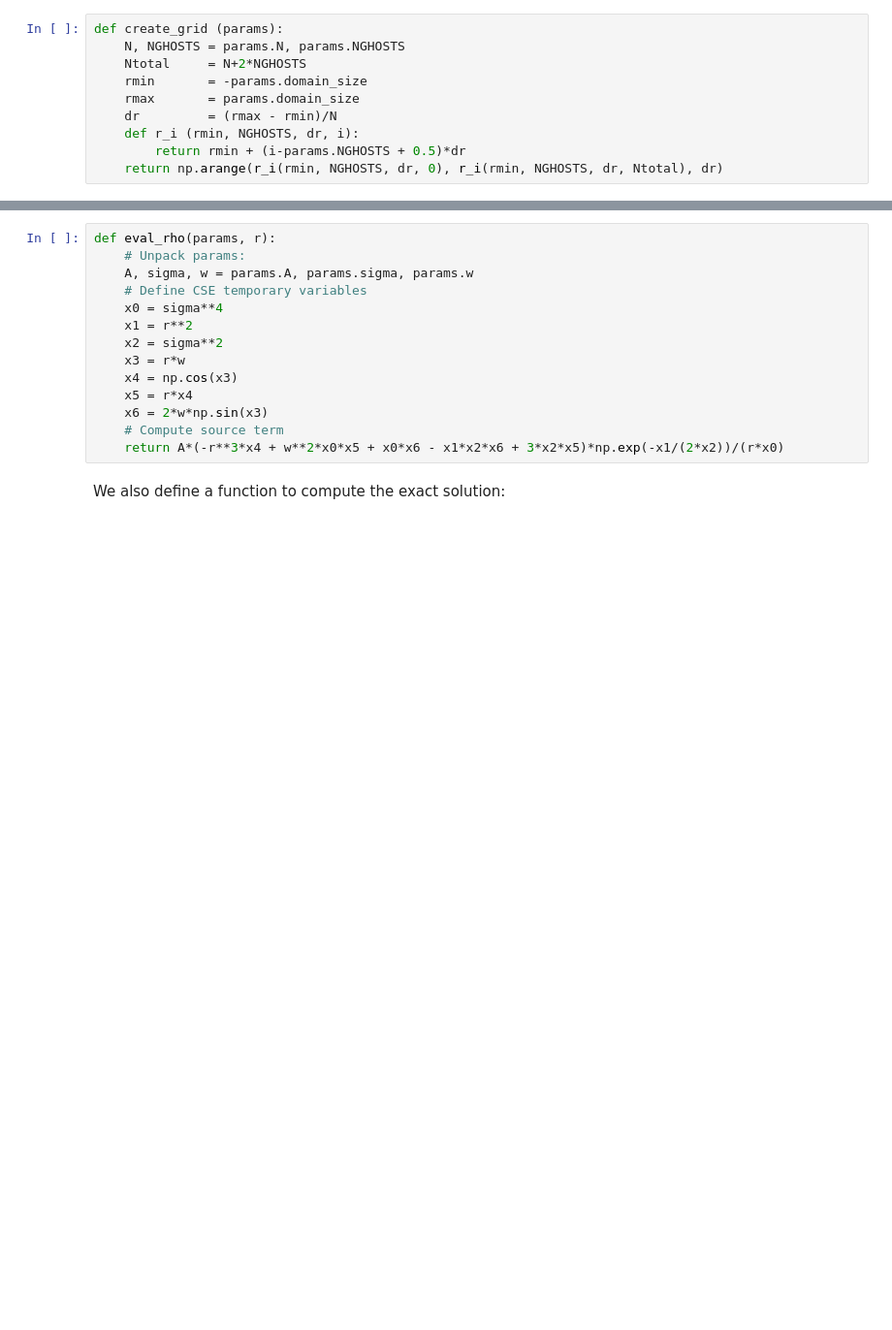
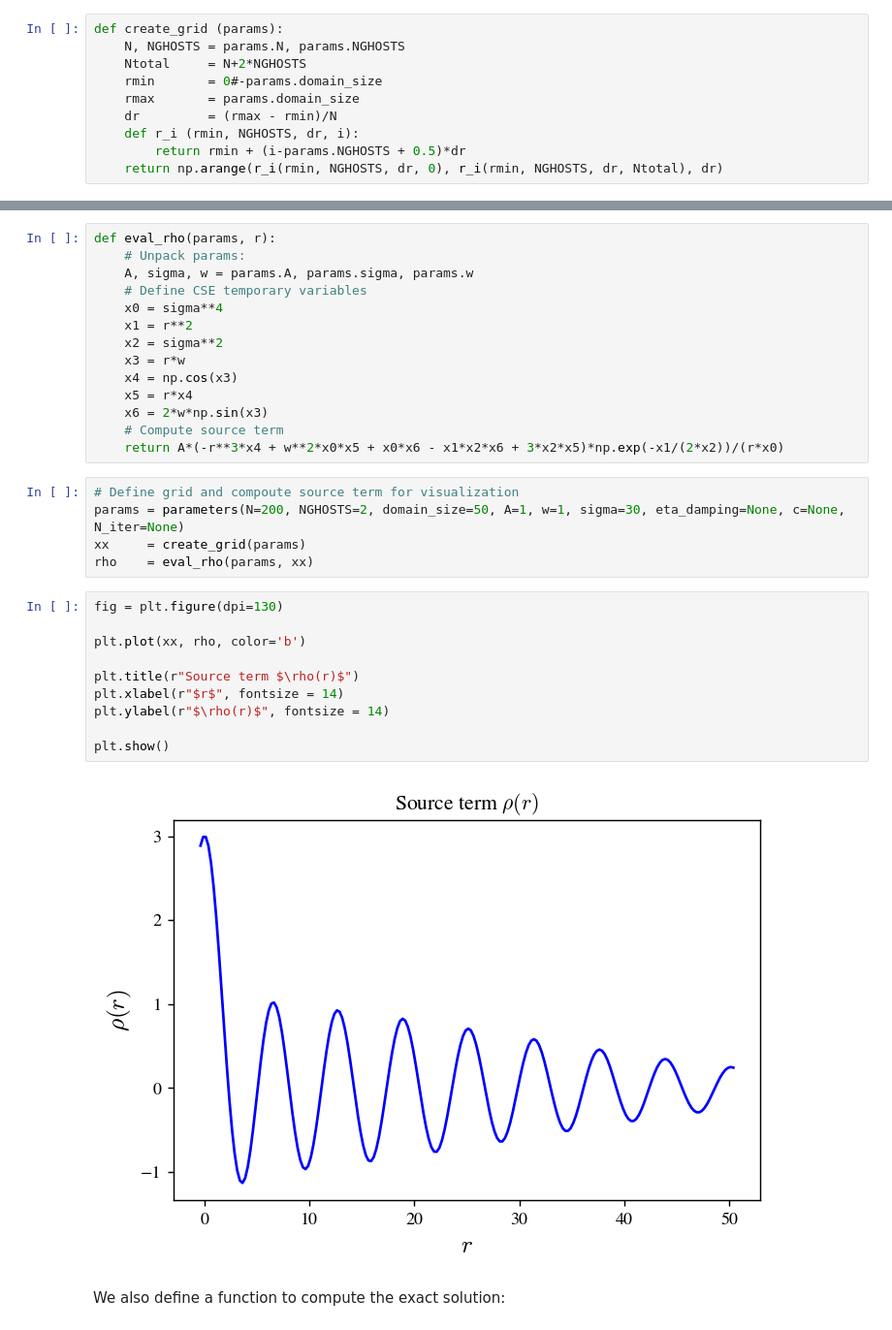
Before and after one commit to assumpcaothiago/etk2022nrpy, a Jupyter notebook: Tutorial-1D-Elliptic-solver-in-Python.ipynb, the cells around one changed output, grey strips where cells are left out. Shown at 97% size. Drawn from its saved outputs; the diff is of its cells as text; blank space fills up the shorter version.

```diff
--- a/Tutorial-1D-Elliptic-solver-in-Python.ipynb
+++ b/Tutorial-1D-Elliptic-solver-in-Python.ipynb
@@ -249,7 +255,7 @@ Next, we define a function to create a numerical grid:
 def create_grid (params):
     N, NGHOSTS = params.N, params.NGHOSTS
     Ntotal     = N+2*NGHOSTS
-    rmin       = -params.domain_size
+    rmin       = 0#-params.domain_size
     rmax       = params.domain_size
     dr         = (rmax - rmin)/N
     def r_i (rmin, NGHOSTS, dr, i):
@@ -563,6 +565,23 @@ def eval_rho(params, r):
     x6 = 2*w*np.sin(x3)
     # Compute source term
     return A*(-r**3*x4 + w**2*x0*x5 + x0*x6 - x1*x2*x6 + 3*x2*x5)*np.exp(-x1/(2*x2))/(r*x0)
+# %%
+# Define grid and compoute source term for visualization
+params = parameters(N=200, NGHOSTS=2, domain_size=50, A=1, w=1, sigma=30, eta_damping=None, c=None, N_iter=None)
+xx     = create_grid(params)
+rho    = eval_rho(params, xx)
+# %%
+fig = plt.figure(dpi=130)
+
+plt.plot(xx, rho, color='b')
+
+plt.title(r"Source term $\rho(r)$")
+plt.xlabel(r"$r$", fontsize = 14)
+plt.ylabel(r"$\rho(r)$", fontsize = 14)
+
+plt.show()
+# %% [output]
+[figure, added]
 # %% [markdown]
 We also define a function to compute the exact solution:
 # %%
```
Also changed, not shown: parts of 42 cells of this notebook.
